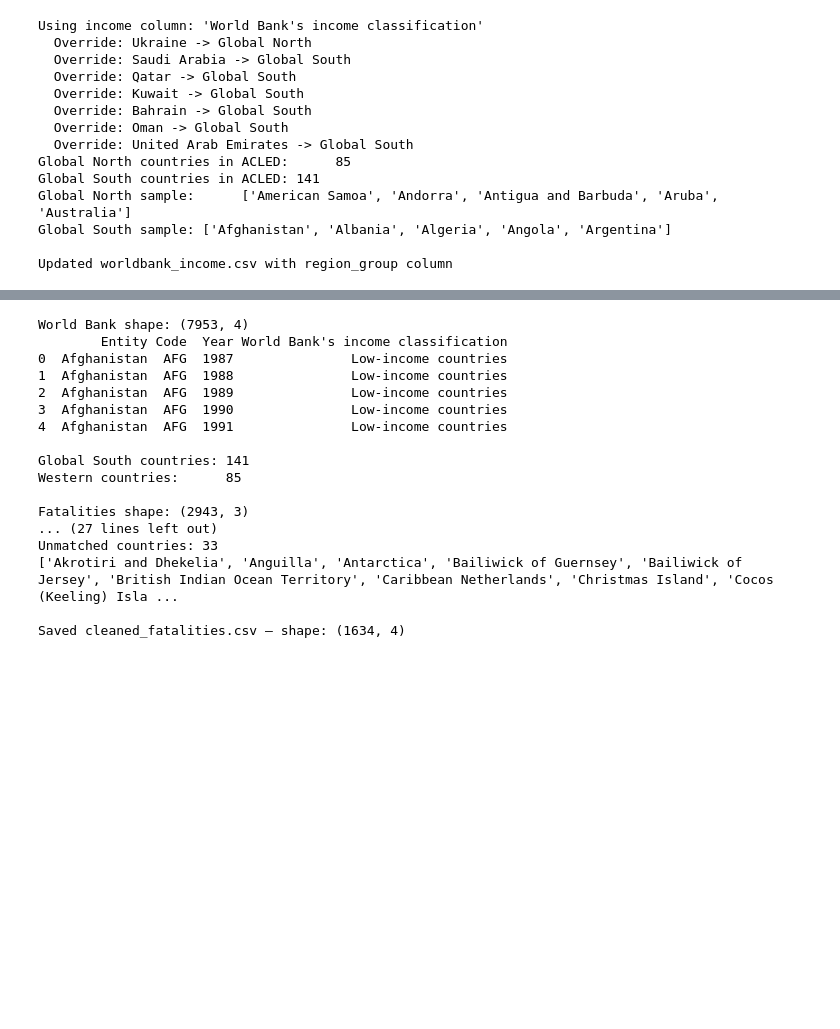
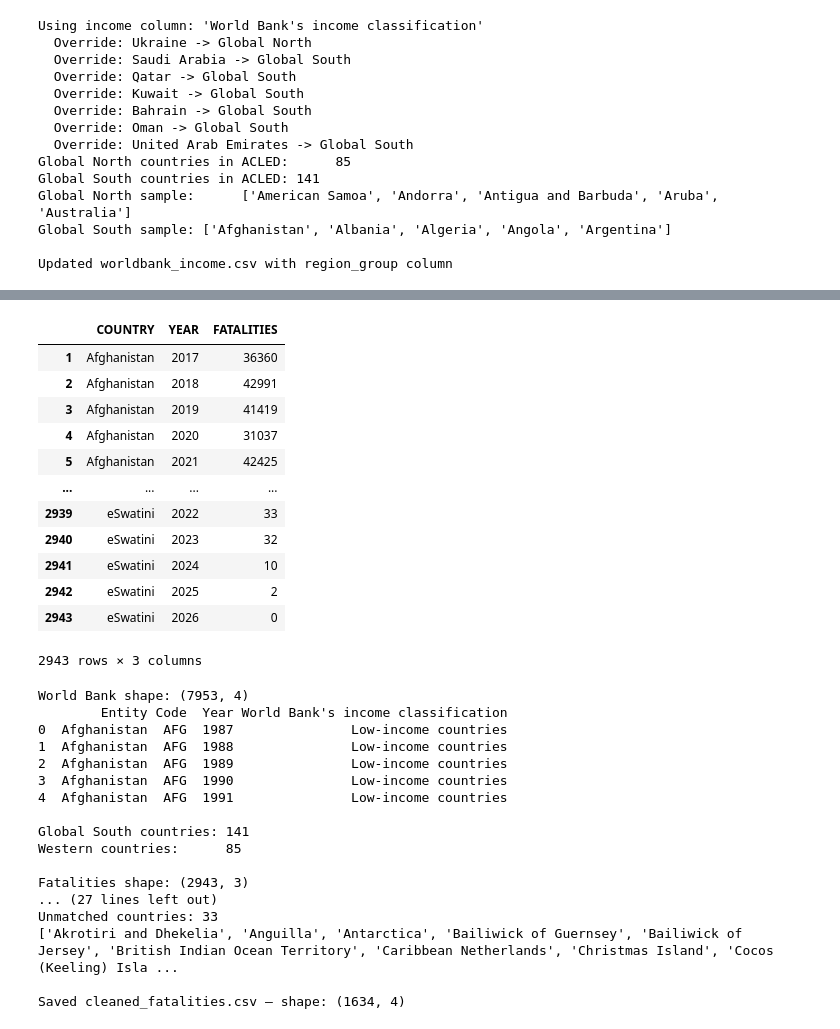
Before and after one commit to Harry9087655/ST115-group-project, a Jupyter notebook: analysis/analysis.ipynb, the cells around one changed output, grey strips where cells are left out. Drawn from its saved outputs; the diff is of its cells as text; code cells hidden in the pictures; blank space fills up the shorter version.

```diff
--- a/analysis/analysis.ipynb
+++ b/analysis/analysis.ipynb
@@ -487 +493,25 @@ Updated worldbank_income.csv with region_group column
+# %%
+cwd = os.getcwd()
+data_path = Path.cwd().parent / "data"
+
+fatalities = pd.read_csv(f"{data_path}//number_of_reported_fatalities_by_country-year_as-of-03Apr2026.csv")
+fatalities = fatalities.reset_index()
+fatalities.columns = fatalities.iloc[0].values.tolist()
+fatalities = fatalities.drop(0).dropna(axis=1)
+fatalities.to_csv(f"{data_path}//cleaned_fatalities.csv")
+fatalities
+# %% [output]
+|  | COUNTRY | YEAR | FATALITIES |
+| 1 | Afghanistan | 2017 | 36360 |
+| 2 | Afghanistan | 2018 | 42991 |
+| 3 | Afghanistan | 2019 | 41419 |
+| 4 | Afghanistan | 2020 | 31037 |
+| 5 | Afghanistan | 2021 | 42425 |
+| ... | ... | ... | ... |
+| 2939 | eSwatini | 2022 | 33 |
+| 2940 | eSwatini | 2023 | 32 |
+| 2941 | eSwatini | 2024 | 10 |
+| 2942 | eSwatini | 2025 | 2 |
+| 2943 | eSwatini | 2026 | 0 |
+2943 rows × 3 columns
 # %%
```
Also changed, not shown: parts of 14 cells of this notebook.
